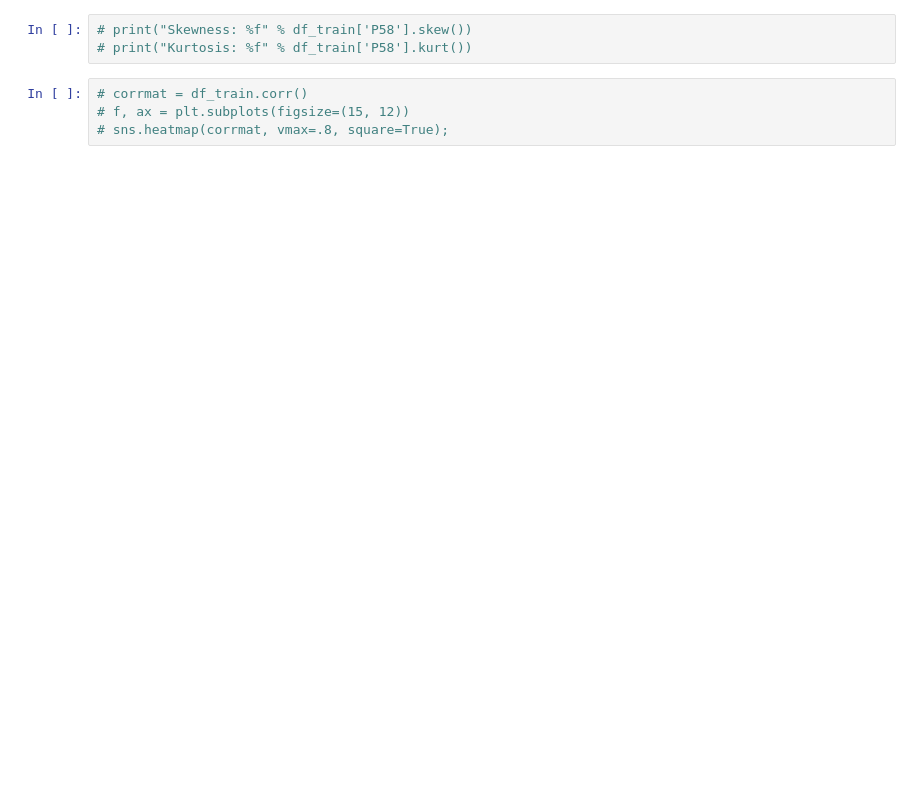
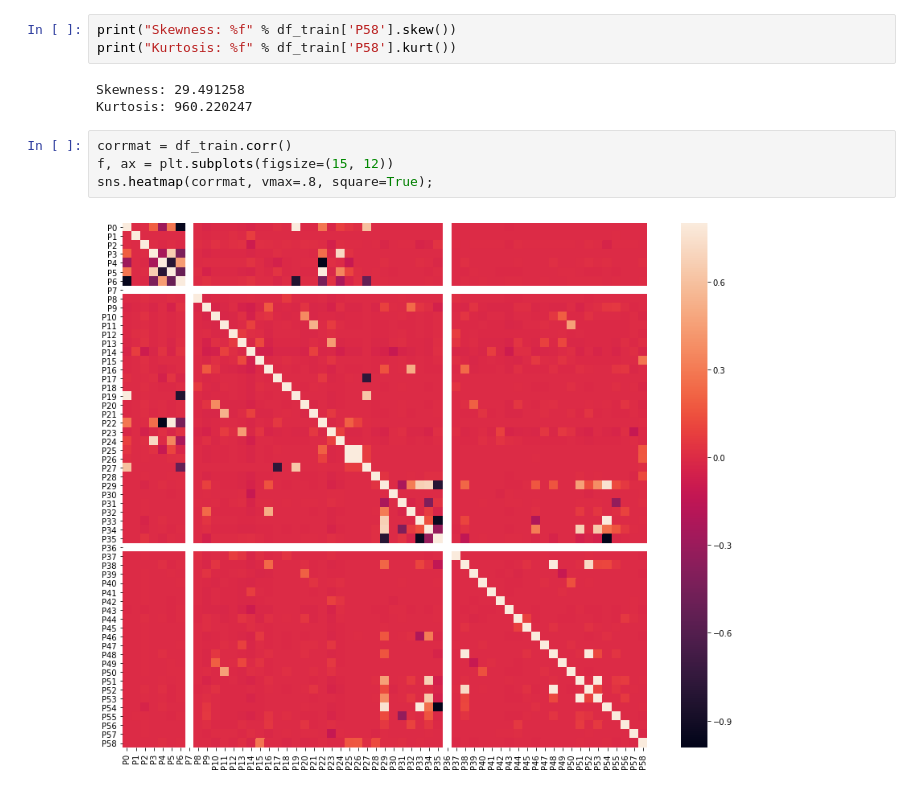
Before and after one commit to kstuglik/optimize_capital_struct, a Jupyter notebook: siec_neuronowa/jupiter/innewykresy.ipynb, the cells around one changed output. Cells and saved outputs as stored; diff of their text form; blank space fills up the shorter version.

```diff
--- a/siec_neuronowa/jupiter/innewykresy.ipynb
+++ b/siec_neuronowa/jupiter/innewykresy.ipynb
@@ -43,8 +50,13 @@
 # %%
-# print("Skewness: %f" % df_train['P58'].skew())
-# print("Kurtosis: %f" % df_train['P58'].kurt())
+print("Skewness: %f" % df_train['P58'].skew())
+print("Kurtosis: %f" % df_train['P58'].kurt())
+# %% [output]
+Skewness: 29.491258
+Kurtosis: 960.220247
 # %%
-# corrmat = df_train.corr()
-# f, ax = plt.subplots(figsize=(15, 12))
-# sns.heatmap(corrmat, vmax=.8, square=True);
+corrmat = df_train.corr()
+f, ax = plt.subplots(figsize=(15, 12))
+sns.heatmap(corrmat, vmax=.8, square=True);
+# %% [output]
+[figure, added]
 # %%
```
Also changed, not shown: parts of 5 cells of this notebook.
